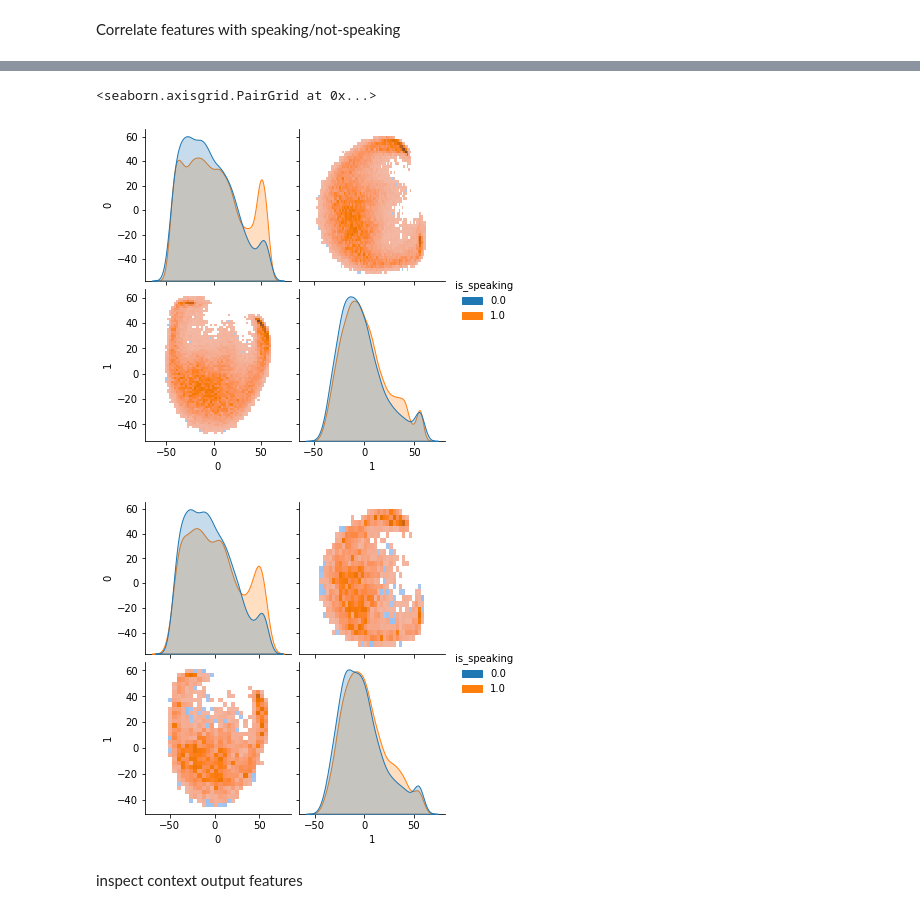
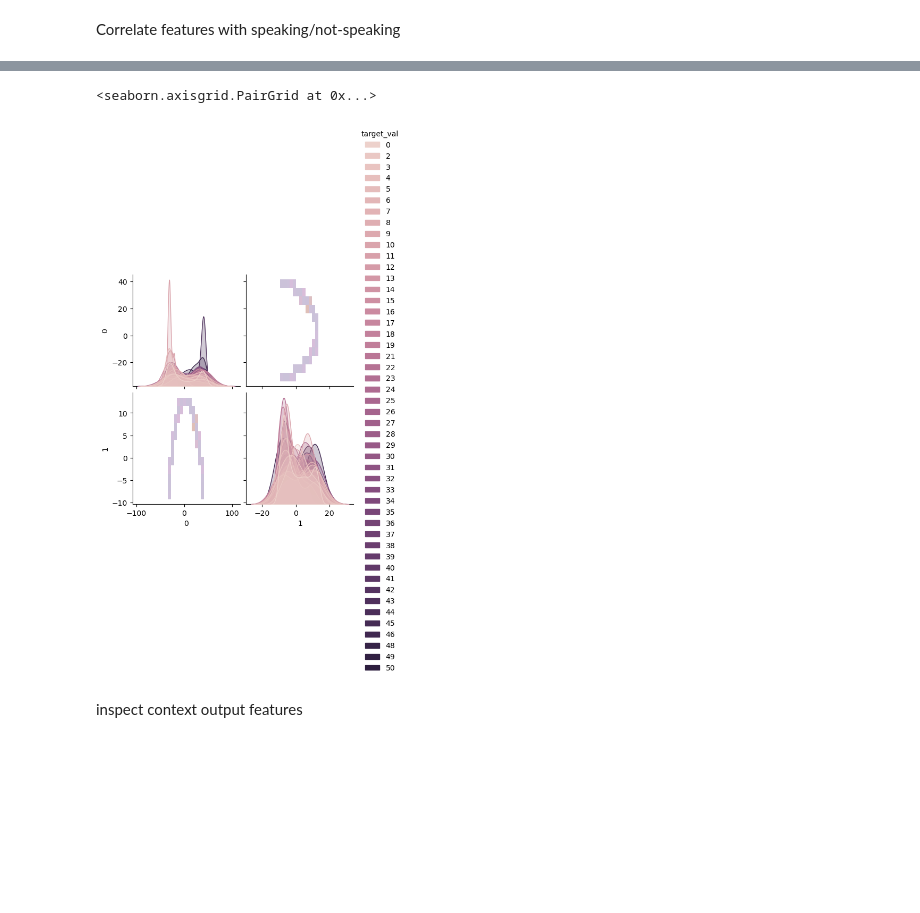
Before and after one commit to Morgan243/ECOGSpeech, a Jupyter notebook: notebooks/semi_supervised_learning/Cog2Vec Demo.ipynb, the cells around one changed output, grey strips where cells are left out. Cells and saved outputs as stored; diff of their text form; code cells hidden in the pictures; blank space fills up the shorter version.

Commit message:
plotting;experiments; quick big commit

```diff
--- a/notebooks/semi_supervised_learning/Cog2Vec Demo.ipynb
+++ b/notebooks/semi_supervised_learning/Cog2Vec Demo.ipynb
@@ -63,4 +342,4 @@ trainer.squeeze_first=False # Need to remove the channel dim when using fairseq
 #   not too big. So weight code book usage high
 trainer.ppl_weight = 100
 # %%
-res = trainer.train(30)
+res = trainer.train(5)
@@ -107,4 +376,7 @@ ax = pd.Series((init_mask_embed - mask_embed).detach().cpu()).hist()
 # %%
 hvs_all_tuples = datasets.HarvardSentences.make_tuples_from_sets_str('UCSD-28')
 
-hvs_all = datasets.HarvardSentences(hvs_all_tuples, pre_processing_pipeline='audio_gate')
+hvs_all = datasets.HarvardSentences(hvs_all_tuples, pre_processing_pipeline='audio_gate',
+                                   flatten_sensors_to_samples=True,
+                                extra_output_keys='sensor_ras_coord_arr'
+                                   )
@@ -125,15 +460,16 @@ m = cog2vec.to(trainer.device).eval()
 _dl = hvs_all.to_dataloader(num_workers=4, batch_size=256)
 #sens_id = 10
 for batch_d in tqdm(_dl, desc="Batching"):
-    X_barr = batch_d['signal_arr'].to(trainer.device)
+    #X_barr = batch_d['signal_arr'].to(trainer.device)
     # Select a single sensor for now and remove the singleton dimension
-    sens_id = np.random.randint(0, X_barr.shape[1])
+    #sens_id = np.random.randint(0, X_barr.shape[1])
 
-    X = X_barr.select(1, sens_id).unsqueeze(1)
+    #X = X_barr.select(1, sens_id).unsqueeze(1)
 
     with torch.no_grad():
-        feat_d = m.forward(X, features_only=True, mask=False)
+        feat_d = m.forward(batch_d, features_only=True, mask=False)
         results_l.append(
-            dict(text_arr=batch_d['text_arr'],
+            dict(signal_arr=batch_d['signal_arr'],
+                 target_arr=batch_d['target_arr'],
                  #signal_arr=batch_d['signal_arr'].detach().cpu().numpy(),
                 **{n:arr.detach().cpu().numpy() for n, arr in feat_d.items()}))
@@ -154,8 +510,9 @@ all_x_df = pd.DataFrame(all_x.reshape(all_x.shape[0], -1))
 all_feats = np.concatenate([r['features'] for r in results_l])
 all_feats_df = pd.DataFrame(all_feats.reshape(all_feats.shape[0], -1))
 
-all_y = np.concatenate([r['text_arr'] for r in results_l])
-all_y_s = pd.Series(all_y.squeeze(), name='is_speaking')
+# If there was a target
+all_y = np.concatenate([r['target_arr'] for r in results_l])
+all_y_s = pd.Series(all_y.squeeze(), name='target_val')
 # %% [markdown]
 ### inspect outputs
 - x are the data from context model
@@ -204,16 +561,16 @@ _pca_df, fig, axs = pca_and_plot(all_x_df)
 # %%
 import seaborn as sns
 _plt_df = _pca_df.join(all_y_s)
-plt_kws = dict( hue='is_speaking', diag_kws=dict(common_norm=False), kind='hist',
+plt_kws = dict( hue='target_val', diag_kws=dict(common_norm=False), kind='hist',
              diag_kind='kde',)
 sns.pairplot(_plt_df, **plt_kws)
-sns.pairplot(_plt_df.groupby(all_y_s.name).sample(3000), **plt_kws)
+#sns.pairplot(_plt_df.groupby(all_y_s.name).sample(3000), **plt_kws)
+
 #sns.pairplot(_plt_df, hue='is_speaking', diag_kws=dict(common_norm=True), kind='hist',
 #             diag_kind='kde',)
 # %% [output]
 <seaborn.axisgrid.PairGrid at 0x...>
-[figure, old version]
+[figure, new version]
-[figure, removed]
 # %%
 # NxN correlation - need parallel frameworkt to be reasonable
 #all_x_corr = all_x_df.corr()
```
Also changed, not shown: parts of 56 cells of this notebook, 9 other files.
